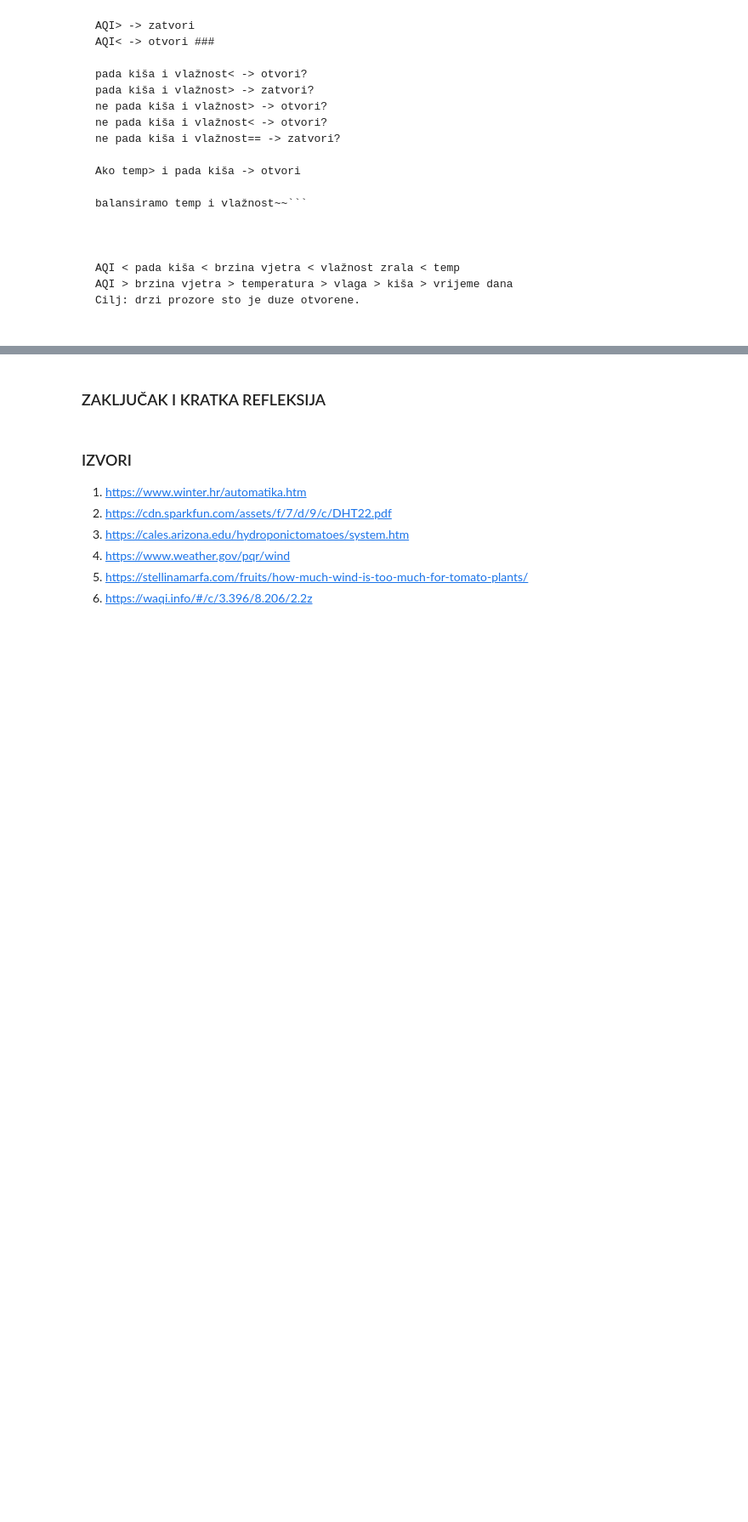
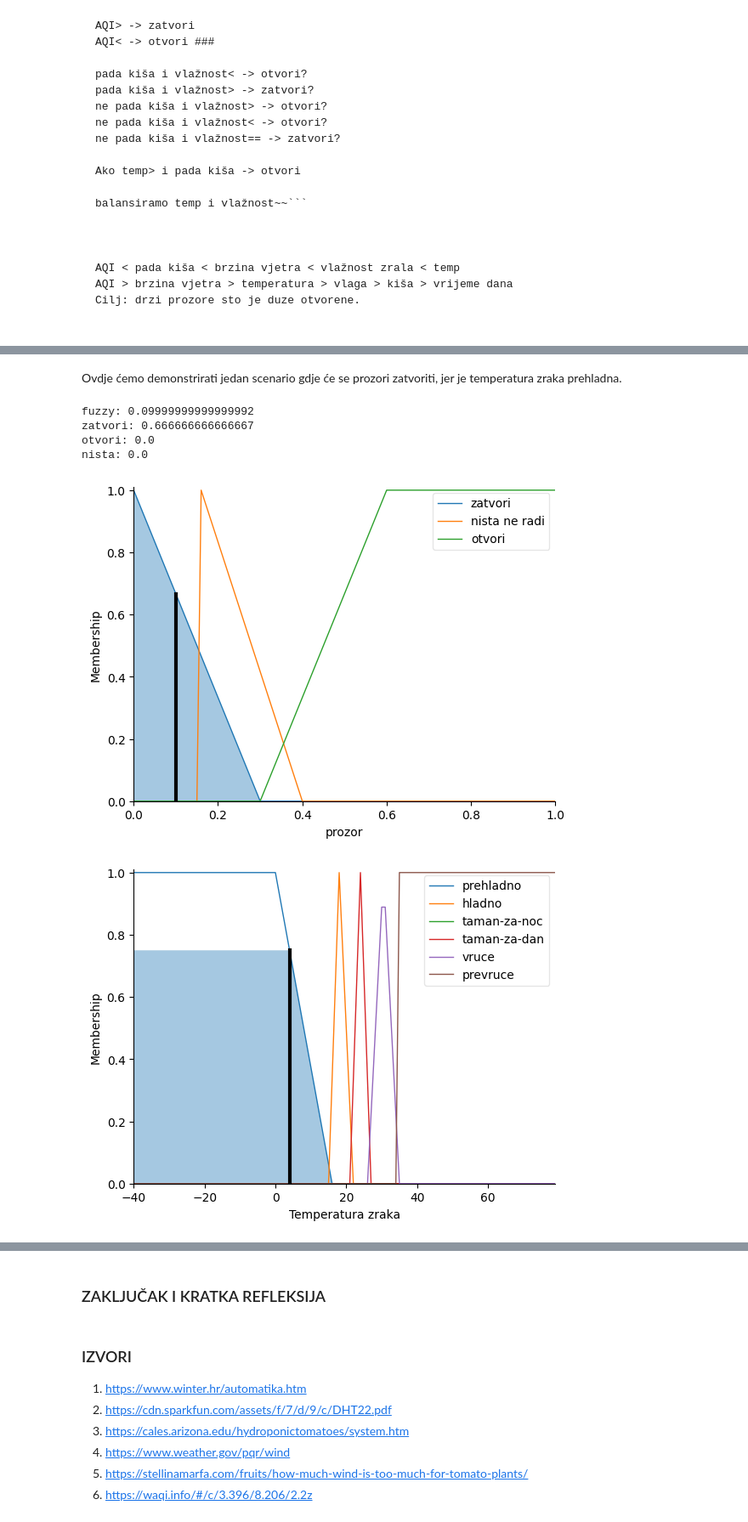
Before and after one commit to Ljut/greenhouse-fuzzy-window-controller, a Jupyter notebook: main.ipynb, the cells around one changed output, grey strips where cells are left out. Shown at 85% size. Cells and saved outputs as stored; diff of their text form; code cells hidden in the pictures; blank space fills up the shorter version.

```diff
--- a/main.ipynb
+++ b/main.ipynb
@@ -478,0 +635,23 @@ Window state (0=closed, 1=open): 0.49999999999999994
+# %% [markdown]
+Ovdje ćemo demonstrirati jedan scenario gdje će se prozori zatvoriti, jer je temperatura zraka prehladna.
+# %%
+varijable = {
+    "TemperaturaZraka":4,
+    "VlaznostZraka":84,
+    "BrzinaVjetra":2.65,
+    "AQI":3,
+    "DaLiPadaKisa":False,
+    "VrijemeDana":1,
+}
+
+vektor = np.array(list(varijable.values()))
+
+fuzzy, zatvori, otvori, nista = paradajz_fuzzy(vektor)
+ispis(fuzzy, zatvori, otvori, nista)
+# %% [output]
+fuzzy: 0.09999999999999992
+zatvori: 0.666666666666667
+otvori: 0.0
+nista: 0.0
+[figure, added]
+[figure, added]
```
Also changed, not shown: parts of 13 cells of this notebook, 2 other files.
